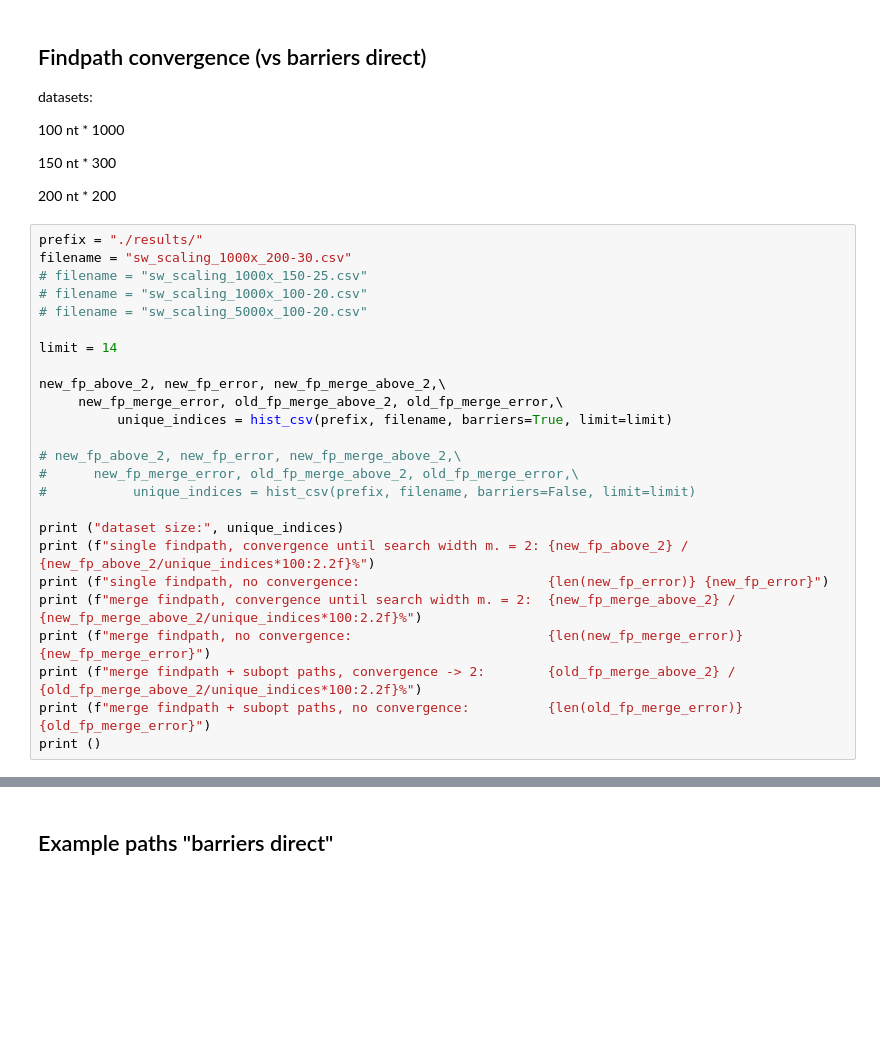
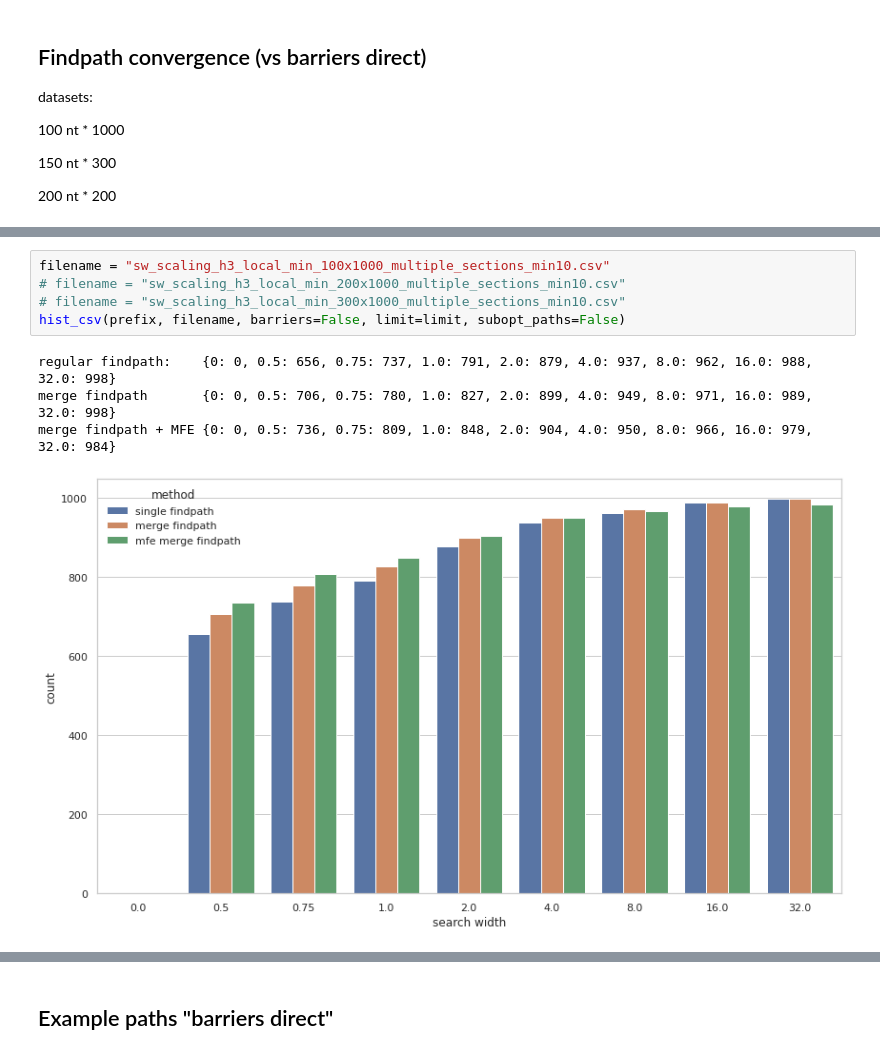
Before and after one commit to maxf-at/findpath_cpp, a Jupyter notebook: benchmarks/sw_scaling_result.ipynb, the cells around one changed output, grey strips where cells are left out. Cells and saved outputs as stored; diff of their text form; blank space fills up the shorter version.

```diff
--- a/benchmarks/sw_scaling_result.ipynb
+++ b/benchmarks/sw_scaling_result.ipynb
@@ -280,28 +449,3 @@ datasets:
 150 nt * 300
 
 200 nt * 200
-# %%
-prefix = "./results/"
-filename = "sw_scaling_1000x_200-30.csv"
-# filename = "sw_scaling_1000x_150-25.csv"
-# filename = "sw_scaling_1000x_100-20.csv"
-# filename = "sw_scaling_5000x_100-20.csv"
-
-limit = 14
-
-new_fp_above_2, new_fp_error, new_fp_merge_above_2,\
-     new_fp_merge_error, old_fp_merge_above_2, old_fp_merge_error,\
-          unique_indices = hist_csv(prefix, filename, barriers=True, limit=limit)
-
-# new_fp_above_2, new_fp_error, new_fp_merge_above_2,\
-#      new_fp_merge_error, old_fp_merge_above_2, old_fp_merge_error,\
-#           unique_indices = hist_csv(prefix, filename, barriers=False, limit=limit)
-
-print ("dataset size:", unique_indices)
-print (f"single findpath, convergence until search width m. = 2: {new_fp_above_2} / {new_fp_above_2/unique_indices*100:2.2f}%")
-print (f"single findpath, no convergence:                        {len(new_fp_error)} {new_fp_error}")
-print (f"merge findpath, convergence until search width m. = 2:  {new_fp_merge_above_2} / {new_fp_merge_above_2/unique_indices*100:2.2f}%")
-print (f"merge findpath, no convergence:                         {len(new_fp_merge_error)} {new_fp_merge_error}")
-print (f"merge findpath + subopt paths, convergence -> 2:        {old_fp_merge_above_2} / {old_fp_merge_above_2/unique_indices*100:2.2f}%")
-print (f"merge findpath + subopt paths, no convergence:          {len(old_fp_merge_error)} {old_fp_merge_error}")
-print ()
@@ -316,0 +537,10 @@ merge findpath + subopt paths, no convergence:          3 [156, 217, 300]
+# %%
+filename = "sw_scaling_h3_local_min_100x1000_multiple_sections_min10.csv"
+# filename = "sw_scaling_h3_local_min_200x1000_multiple_sections_min10.csv"
+# filename = "sw_scaling_h3_local_min_300x1000_multiple_sections_min10.csv"
+hist_csv(prefix, filename, barriers=False, limit=limit, subopt_paths=False)
+# %% [output]
+regular findpath:    {0: 0, 0.5: 656, 0.75: 737, 1.0: 791, 2.0: 879, 4.0: 937, 8.0: 962, 16.0: 988, 32.0: 998}
+merge findpath       {0: 0, 0.5: 706, 0.75: 780, 1.0: 827, 2.0: 899, 4.0: 949, 8.0: 971, 16.0: 989, 32.0: 998}
+merge findpath + MFE {0: 0, 0.5: 736, 0.75: 809, 1.0: 848, 2.0: 904, 4.0: 950, 8.0: 966, 16.0: 979, 32.0: 984}
+[figure, added]
```
Also changed, not shown: parts of 17 cells of this notebook, 34 other files.
